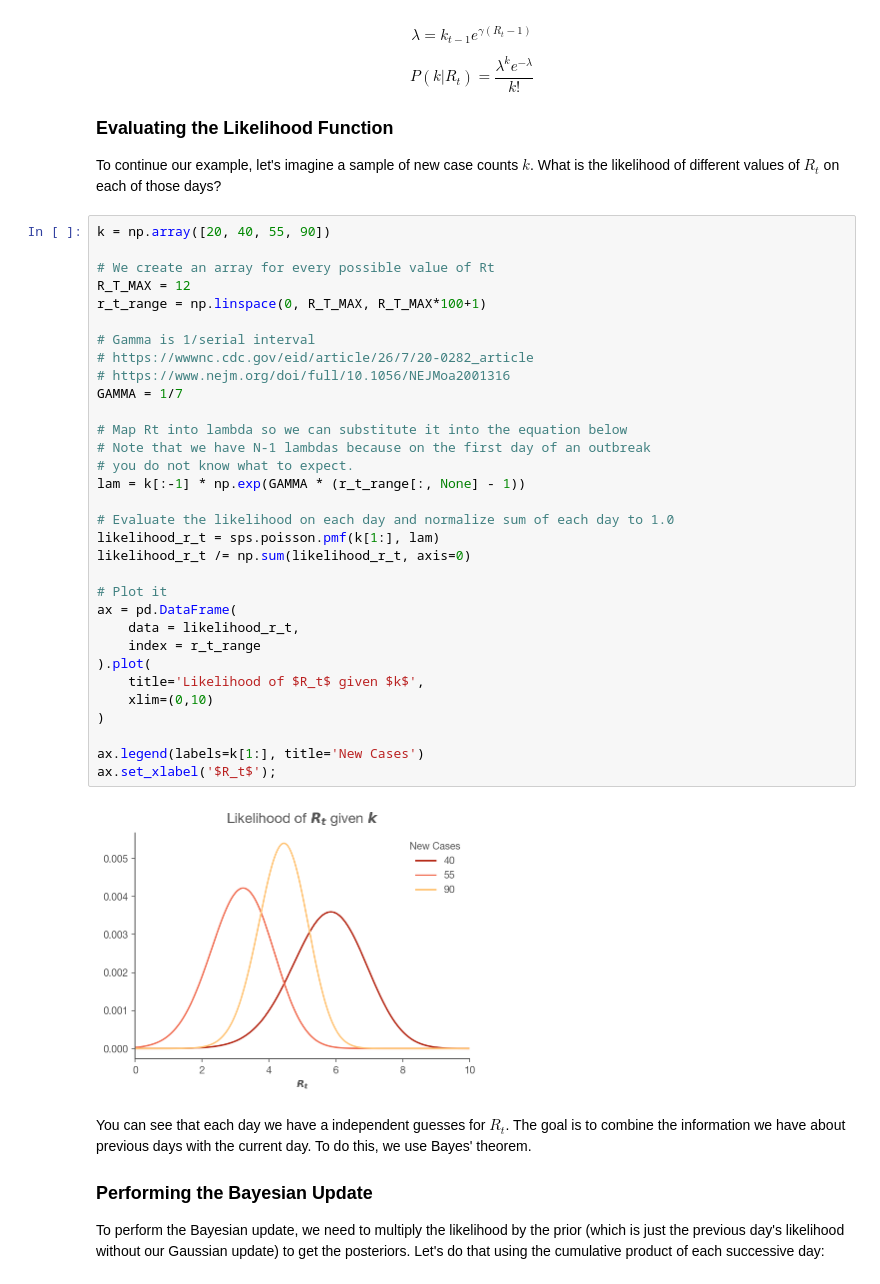
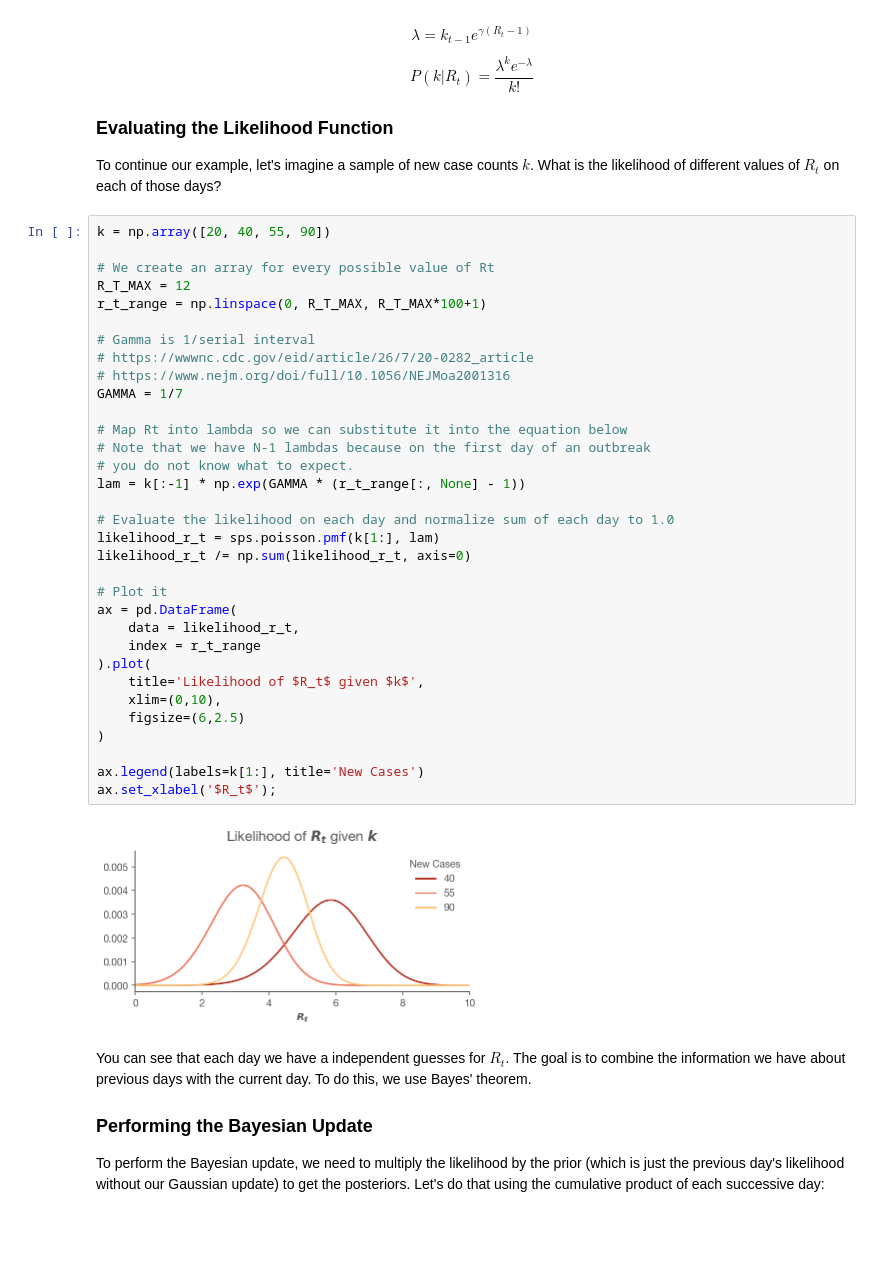
Before and after one commit to rsribeiro/covid-19, a Jupyter notebook: Realtime R0.ipynb, the cells around one changed output. Saved outputs shown, nothing was run; the diff lists cells and outputs as text; blank space fills up the shorter version.

```diff
--- a/Realtime R0.ipynb
+++ b/Realtime R0.ipynb
@@ -143,35 +142,36 @@ k = np.array([20, 40, 55, 90])
 
 # We create an array for every possible value of Rt
 R_T_MAX = 12
 r_t_range = np.linspace(0, R_T_MAX, R_T_MAX*100+1)
 
 # Gamma is 1/serial interval
 # https://wwwnc.cdc.gov/eid/article/26/7/20-0282_article
 # https://www.nejm.org/doi/full/10.1056/NEJMoa2001316
 GAMMA = 1/7
 
 # Map Rt into lambda so we can substitute it into the equation below
 # Note that we have N-1 lambdas because on the first day of an outbreak
 # you do not know what to expect.
 lam = k[:-1] * np.exp(GAMMA * (r_t_range[:, None] - 1))
 
 # Evaluate the likelihood on each day and normalize sum of each day to 1.0
 likelihood_r_t = sps.poisson.pmf(k[1:], lam)
 likelihood_r_t /= np.sum(likelihood_r_t, axis=0)
 
 # Plot it
 ax = pd.DataFrame(
     data = likelihood_r_t,
     index = r_t_range
 ).plot(
     title='Likelihood of $R_t$ given $k$',
-    xlim=(0,10)
+    xlim=(0,10),
+    figsize=(6,2.5)
 )
 
 ax.legend(labels=k[1:], title='New Cases')
 ax.set_xlabel('$R_t$');
 # %% [output]
-[figure, old version]
+[figure, new version]
 # %% [markdown]
 You can see that each day we have a independent guesses for $R_t$. The goal is to combine the information we have about previous days with the current day. To do this, we use Bayes' theorem.
 
```
Also changed, not shown: parts of 20 cells of this notebook.
